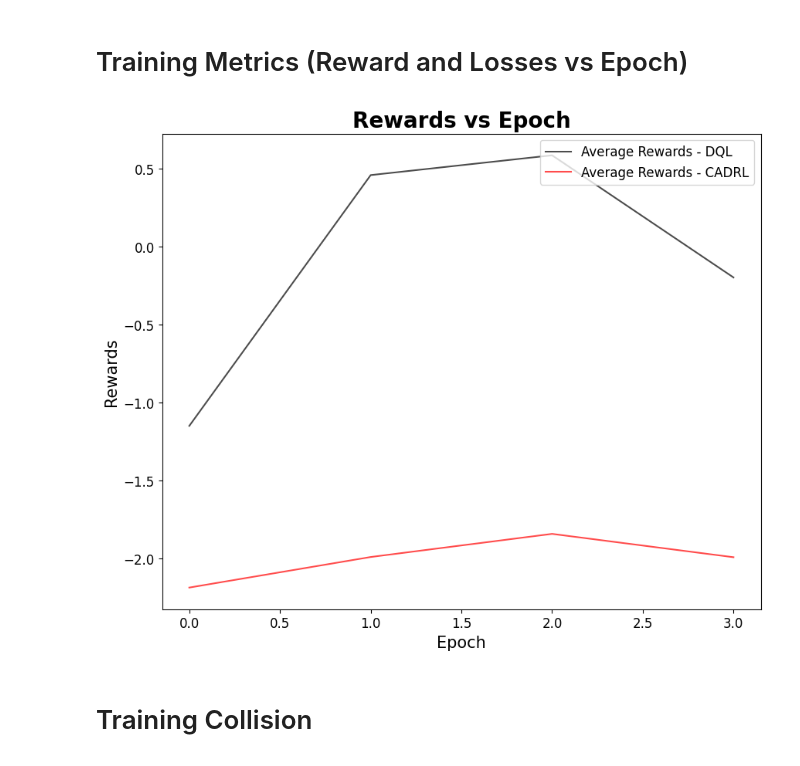
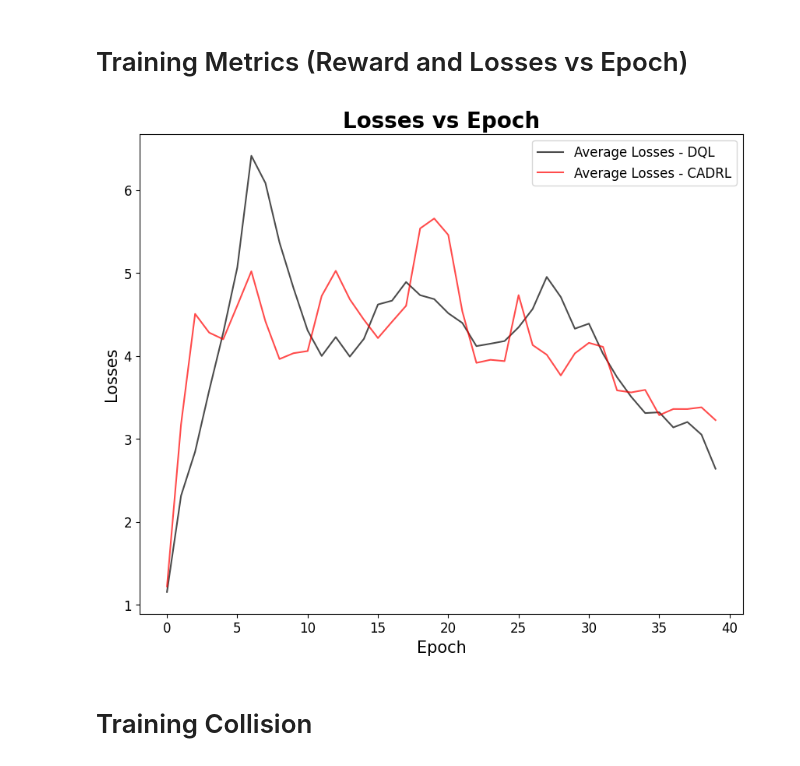
Before and after one commit to Death-Raider/Personal_Projects, a Jupyter notebook: Runners/GoalChasing_QLearning/results/output_processing.ipynb, the cells around one changed output. Saved outputs shown, nothing was run; the diff lists cells and outputs as text; code cells hidden in the pictures.

```diff
--- a/Runners/GoalChasing_QLearning/results/output_processing.ipynb
+++ b/Runners/GoalChasing_QLearning/results/output_processing.ipynb
@@ -21,8 +21,8 @@ map_fonts = {
 
 try: # if loading from metrics dictionary
     train_metrics = {
-        'DQL': json.load(open('DQN_(Greedy)/metrics.json')),
-        'CADRL': json.load(open('./CADRL-Style/metrics.json'))
+        'DQL': json.load(open('DQN_(Greedy)_0/metrics.json')),
+        'CADRL': json.load(open('./CADRL-Style_0/metrics.json'))
     }
     assert train_metrics['DQL']['rewards'] and train_metrics['CADRL']['rewards'], "Metric Rewards data is empty."
     # assert train_metrics['DQL']['losses'] and train_metrics['CADRL']['losses'], "Metric Loss data is empty."
@@ -49,7 +49,7 @@ except:
 # Predefine consistent colors for each robot
 N = 2 # number of trials
 fig, ax = plt.subplots(figsize=(10, 8))
-name = 'rewards'
+name = 'losses'
 
 for i in range(N):
 
@@ -65,34 +65,34 @@ for i in range(N):
     range_end = cum_sum_range + range_val
     cum_sum_range += range_val
     values = np.arange(range_start, range_end)
 
     reward_data = np.zeros((range_val, num_robots))
     for j in range(num_robots):
         agent_name = f'agent{j+1}'
         rewards = [metric[name][k][agent_name] for k in range(range_val)]
         reward_data[:, j] = rewards
         if N == 1:
             ax.plot(values, rewards, alpha=0.2, color=cmap(j))
 
     # Plot average loss for this batch
     plt.plot(values, np.mean(reward_data, axis=1), alpha=0.7, color='black' if i == 0 else 'red', label=f'Average {name.capitalize()} - {metric_name}' )
 
 if N == 1:
     sm = mpl.cm.ScalarMappable(cmap=cmap, norm=mpl.colors.Normalize(0, num_robots))
     cbar = fig.colorbar(sm, ax=ax, ticks=np.arange(num_robots), label="Robot IDs")
     cbar.ax.tick_params(**map_fonts['cbar_tick']) if 'cbar_tick' in map_fonts else None
     cbar.set_label(f'Average {name.capitalize()}', **map_fonts['cbar_label'])
 
 plt.title(f'{name.capitalize()} vs Epoch', fontdict=map_fonts['title'])
 plt.xlabel('Epoch', fontdict=map_fonts['xlabel'])
 plt.ylabel(f'{name.capitalize()}', fontdict=map_fonts['ylabel'])
 plt.xticks(**map_fonts['xtick'])
 plt.yticks(**map_fonts['ytick'])
 plt.legend(**map_fonts['legend'])
 plt.savefig("reward.png")
 plt.show()
 # %% [output]
-[figure, old version]
+[figure, new version]
 # %% [markdown]
 # Training Collision
 # %%
```
Also changed, not shown: parts of 11 cells of this notebook, 7 other files.
